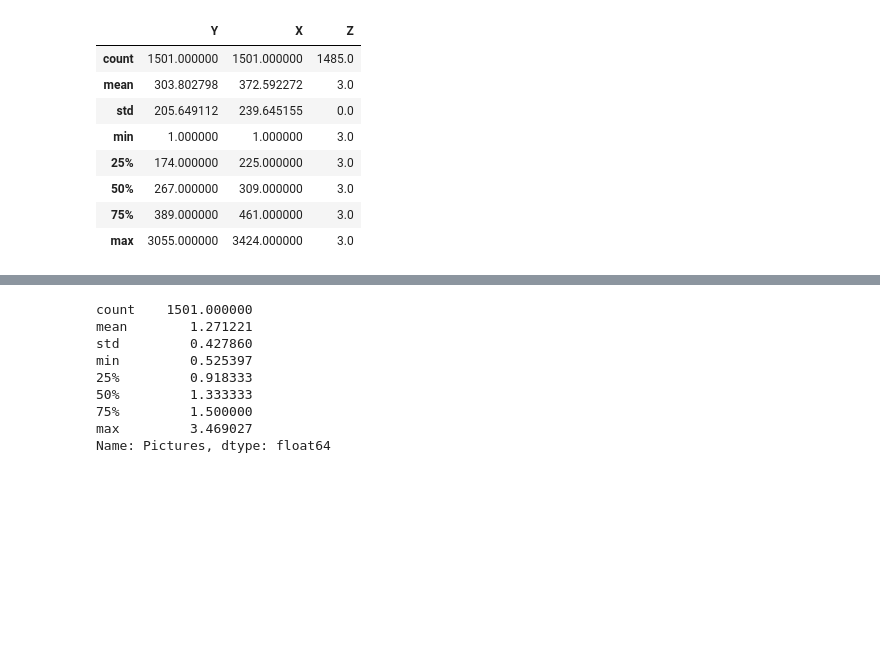
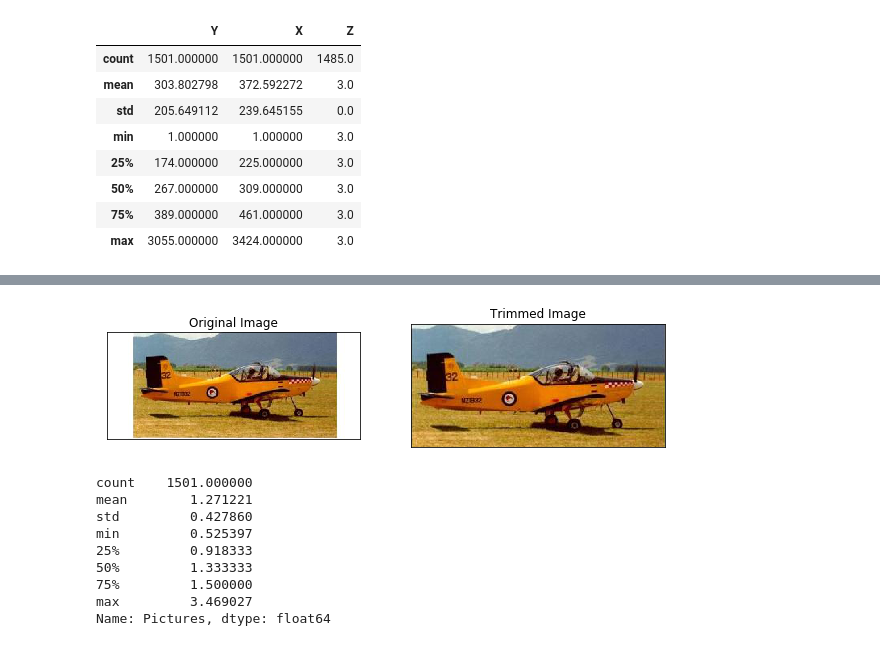
Before and after one commit to joey-lou/CS200_FP, a Jupyter notebook: GradProject_NB2.ipynb, the cells around one changed output, grey strips where cells are left out. Saved outputs shown, nothing was run; the diff lists cells and outputs as text; code cells hidden in the pictures; blank space fills up the shorter version.

```diff
--- a/GradProject_NB2.ipynb
+++ b/GradProject_NB2.ipynb
@@ -236,3 +207,14 @@ array([ 42.,  98., 139., 161., 182., 208., 235.])
+# %%
+img = train_data.iloc[0,0]
+
+plt.figure(figsize=(10,5))
+plt.subplot(1,2,1), plt.imshow(img), plt.title('Original Image'), plt.xticks([]), plt.yticks([])
+cropped = feature_extract.trim(img)
+plt.subplot(1,2,2), plt.imshow(cropped), plt.title('Trimmed Image'), plt.xticks([]), plt.yticks([])
+plt.savefig('images/trimexample')
+plt.show()
+# %% [output]
+[figure, added]
 # %%
 # check aspect ratio to decide resized image ratio
 pd.Series(train_data.Pictures.apply(feature_extract.ft1)).describe()
```
Also changed, not shown: parts of 11 cells of this notebook, 3 other files.
